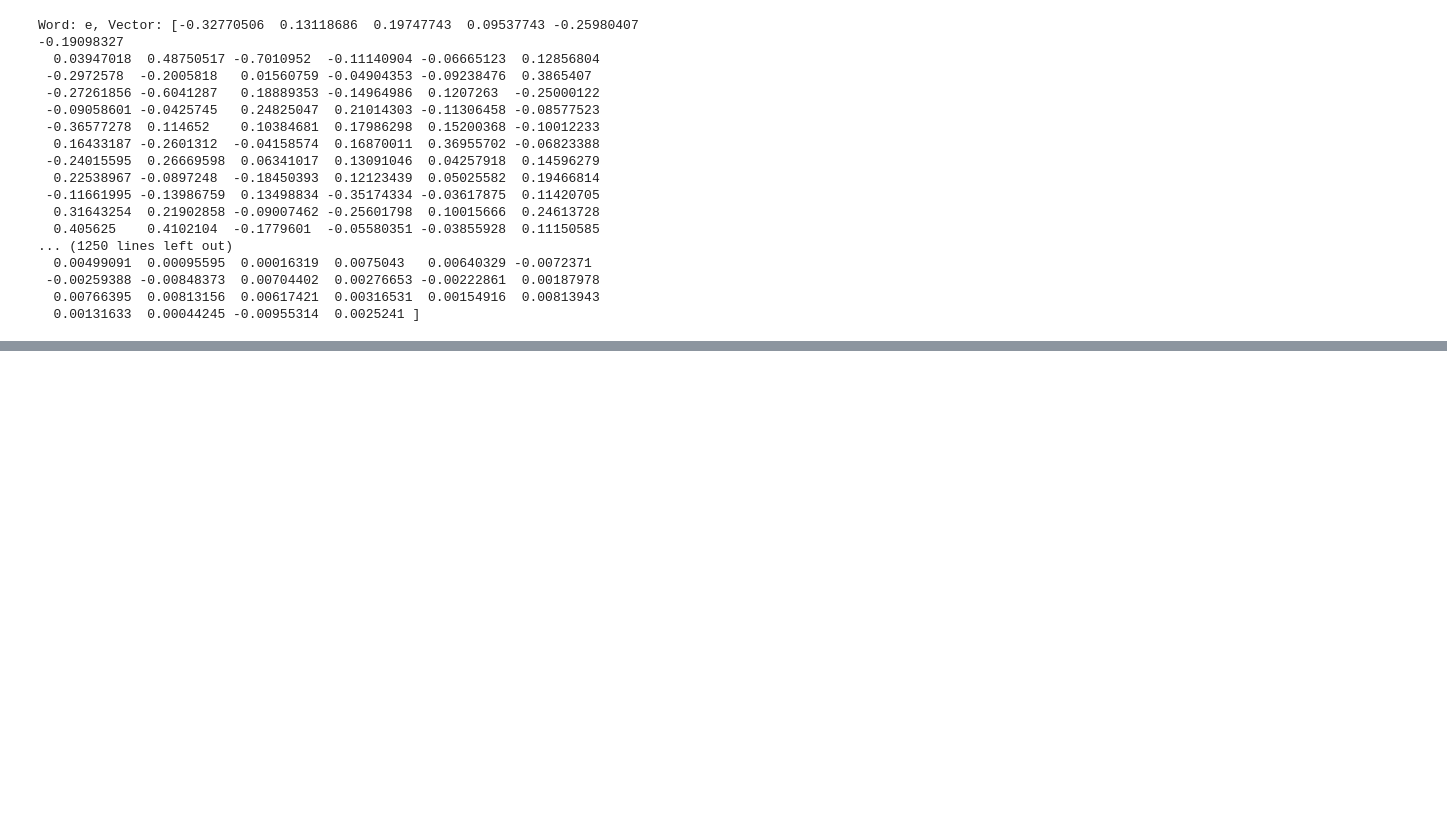
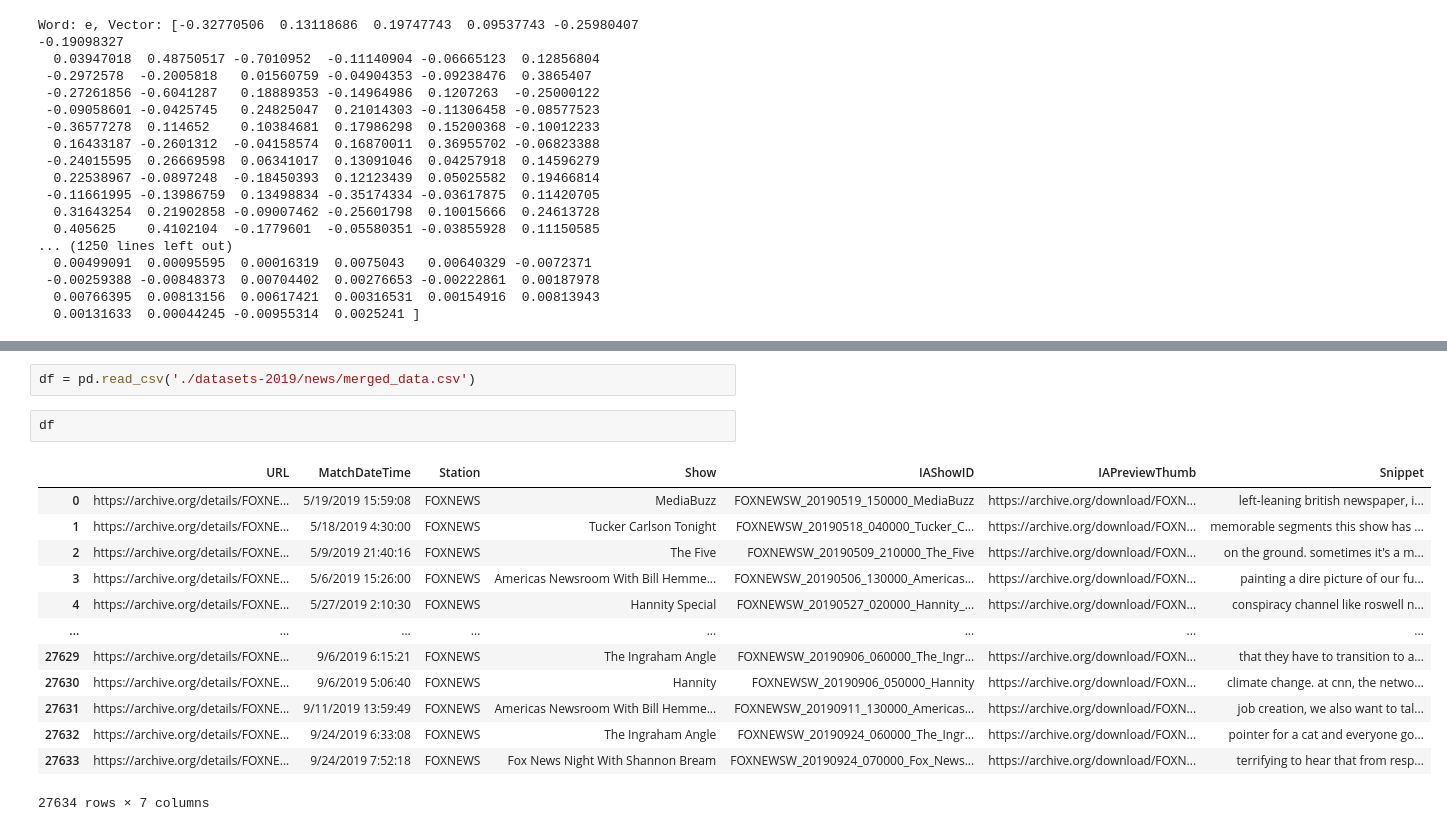
Before and after one commit to NeuralNinjas-AI/AirQuality, a Jupyter notebook: EDA.ipynb, the cells around one changed output, grey strips where cells are left out. Cells and saved outputs as stored; diff of their text form; blank space fills up the shorter version.

```diff
--- a/EDA.ipynb
+++ b/EDA.ipynb
@@ -258,0 +271,18 @@ Word: e, Vector: [-0.32770506  0.13118686  0.19747743  0.09537743 -0.25980407 -0
+# %%
+df = pd.read_csv('./datasets-2019/news/merged_data.csv')
+# %%
+df
+# %% [output]
+|  | URL | MatchDateTime | Station | Show | IAShowID | IAPreviewThumb | Snippet |
+| 0 | https://archive.org/details/FOXNE... | 5/19/2019 15:59:08 | FOXNEWS | MediaBuzz | FOXNEWSW_20190519_150000_MediaBuzz | https://archive.org/download/FOXN... | left-leaning british newspaper, i... |
+| 1 | https://archive.org/details/FOXNE... | 5/18/2019 4:30:00 | FOXNEWS | Tucker Carlson Tonight | FOXNEWSW_20190518_040000_Tucker_C... | https://archive.org/download/FOXN... | memorable segments this show has ... |
+| 2 | https://archive.org/details/FOXNE... | 5/9/2019 21:40:16 | FOXNEWS | The Five | FOXNEWSW_20190509_210000_The_Five | https://archive.org/download/FOXN... | on the ground. sometimes it's a m... |
+| 3 | https://archive.org/details/FOXNE... | 5/6/2019 15:26:00 | FOXNEWS | Americas Newsroom With Bill Hemme... | FOXNEWSW_20190506_130000_Americas... | https://archive.org/download/FOXN... | painting a dire picture of our fu... |
+| 4 | https://archive.org/details/FOXNE... | 5/27/2019 2:10:30 | FOXNEWS | Hannity Special | FOXNEWSW_20190527_020000_Hannity_... | https://archive.org/download/FOXN... | conspiracy channel like roswell n... |
+| ... | ... | ... | ... | ... | ... | ... | ... |
+| 27629 | https://archive.org/details/FOXNE... | 9/6/2019 6:15:21 | FOXNEWS | The Ingraham Angle | FOXNEWSW_20190906_060000_The_Ingr... | https://archive.org/download/FOXN... | that they have to transition to a... |
+| 27630 | https://archive.org/details/FOXNE... | 9/6/2019 5:06:40 | FOXNEWS | Hannity | FOXNEWSW_20190906_050000_Hannity | https://archive.org/download/FOXN... | climate change. at cnn, the netwo... |
+| 27631 | https://archive.org/details/FOXNE... | 9/11/2019 13:59:49 | FOXNEWS | Americas Newsroom With Bill Hemme... | FOXNEWSW_20190911_130000_Americas... | https://archive.org/download/FOXN... | job creation, we also want to tal... |
+| 27632 | https://archive.org/details/FOXNE... | 9/24/2019 6:33:08 | FOXNEWS | The Ingraham Angle | FOXNEWSW_20190924_060000_The_Ingr... | https://archive.org/download/FOXN... | pointer for a cat and everyone go... |
+| 27633 | https://archive.org/details/FOXNE... | 9/24/2019 7:52:18 | FOXNEWS | Fox News Night With Shannon Bream | FOXNEWSW_20190924_070000_Fox_News... | https://archive.org/download/FOXN... | terrifying to hear that from resp... |
+27634 rows × 7 columns
```
Also changed, not shown: parts of 1 cell of this notebook, 2 other files.
